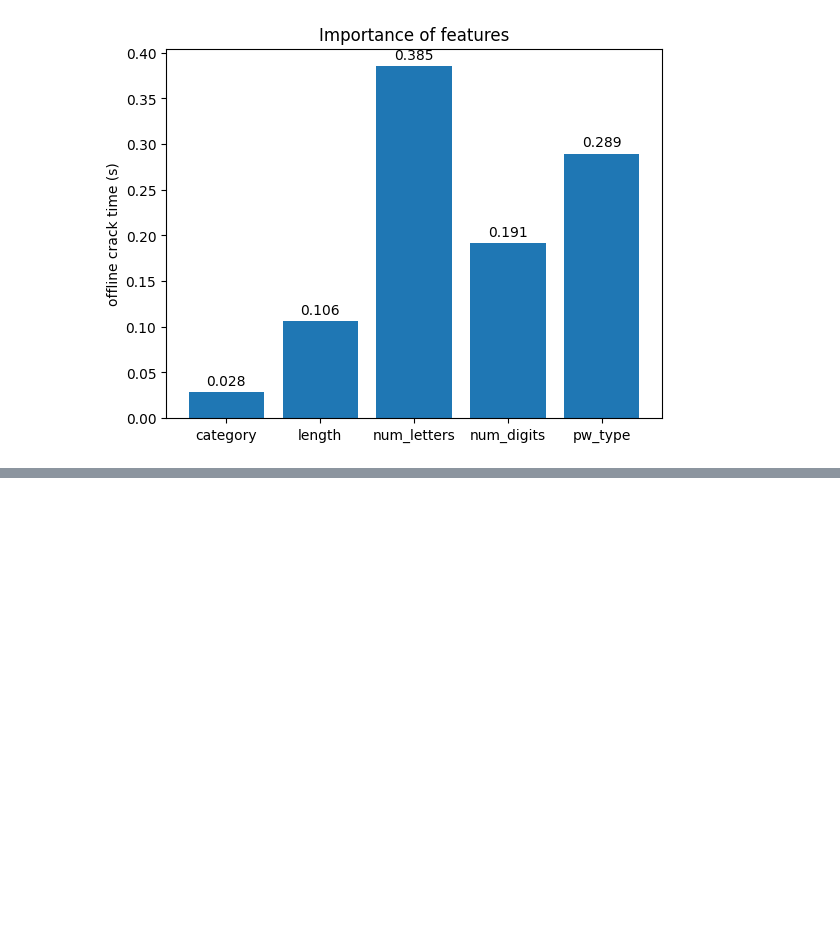
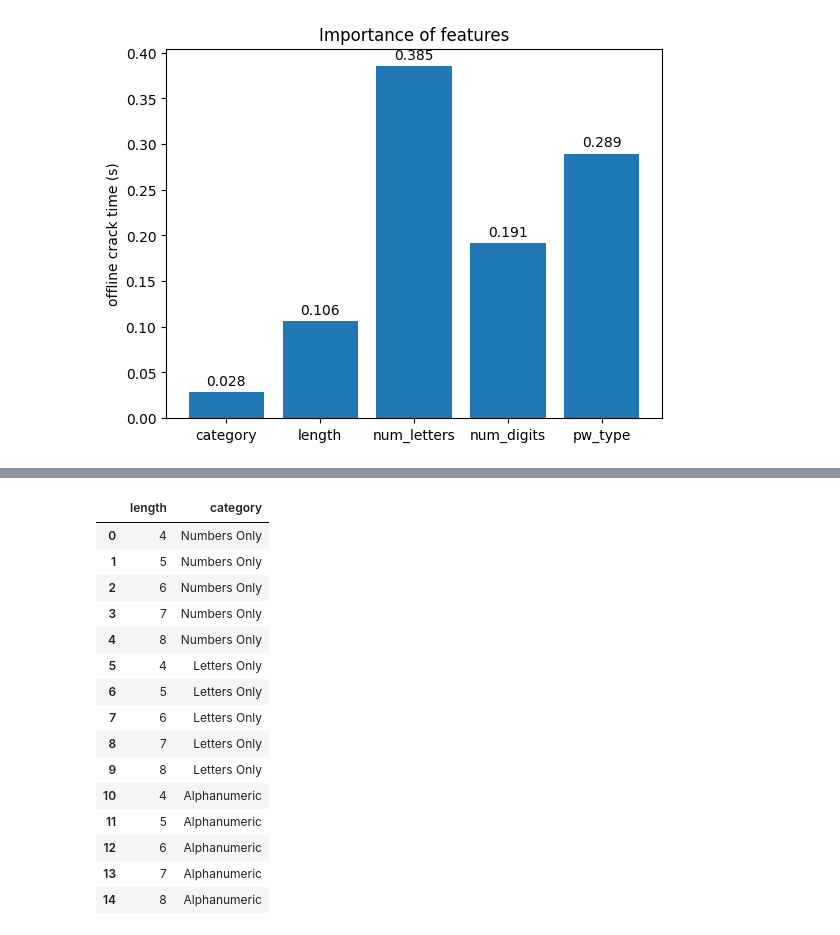
Before and after one commit to SKN000/GLHLTH562-Final-Project, a Jupyter notebook: model.ipynb, the cells around one changed output, grey strips where cells are left out. Saved outputs shown, nothing was run; the diff lists cells and outputs as text; code cells hidden in the pictures; blank space fills up the shorter version.

```diff
--- a/model.ipynb
+++ b/model.ipynb
@@ -498,0 +649,19 @@ plot_bar(visual['feature'], visual['importance'], "Importance of features")
+# %%
+ret
+# %% [output]
+|  | length | category |
+| 0 | 4 | Numbers Only |
+| 1 | 5 | Numbers Only |
+| 2 | 6 | Numbers Only |
+| 3 | 7 | Numbers Only |
+| 4 | 8 | Numbers Only |
+| 5 | 4 | Letters Only |
+| 6 | 5 | Letters Only |
+| 7 | 6 | Letters Only |
+| 8 | 7 | Letters Only |
+| 9 | 8 | Letters Only |
+| 10 | 4 | Alphanumeric |
+| 11 | 5 | Alphanumeric |
+| 12 | 6 | Alphanumeric |
+| 13 | 7 | Alphanumeric |
+| 14 | 8 | Alphanumeric |
```
Also changed, not shown: parts of 8 cells of this notebook, 19 other files.
